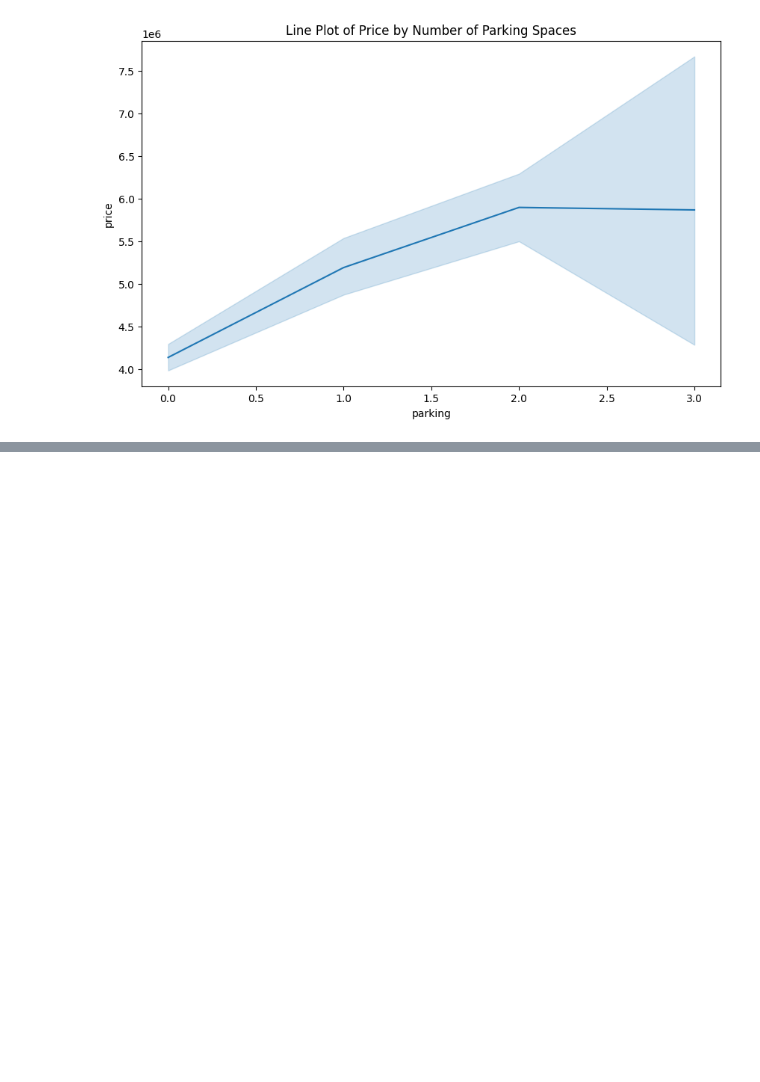
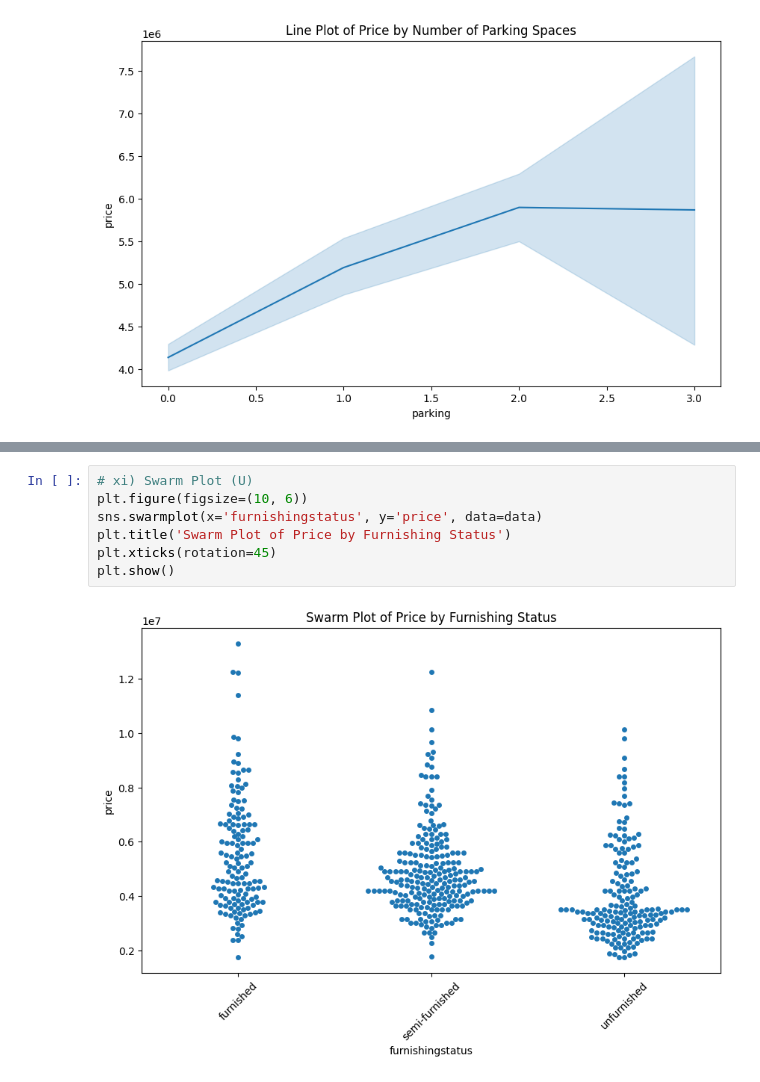
Before and after one commit to Shreychit/MLDA1_20BIT0202, a Jupyter notebook: DA1_20BIT0202.ipynb, the cells around one changed output, grey strips where cells are left out. Saved outputs shown, nothing was run; the diff lists cells and outputs as text; blank space fills up the shorter version.

```diff
--- a/DA1_20BIT0202.ipynb
+++ b/DA1_20BIT0202.ipynb
@@ -68,0 +84,9 @@ plt.show()
+# %%
+# xi) Swarm Plot (U)
+plt.figure(figsize=(10, 6))
+sns.swarmplot(x='furnishingstatus', y='price', data=data)
+plt.title('Swarm Plot of Price by Furnishing Status')
+plt.xticks(rotation=45)
+plt.show()
+# %% [output]
+[figure, added]
```
Also changed, not shown: parts of 2 cells of this notebook.
